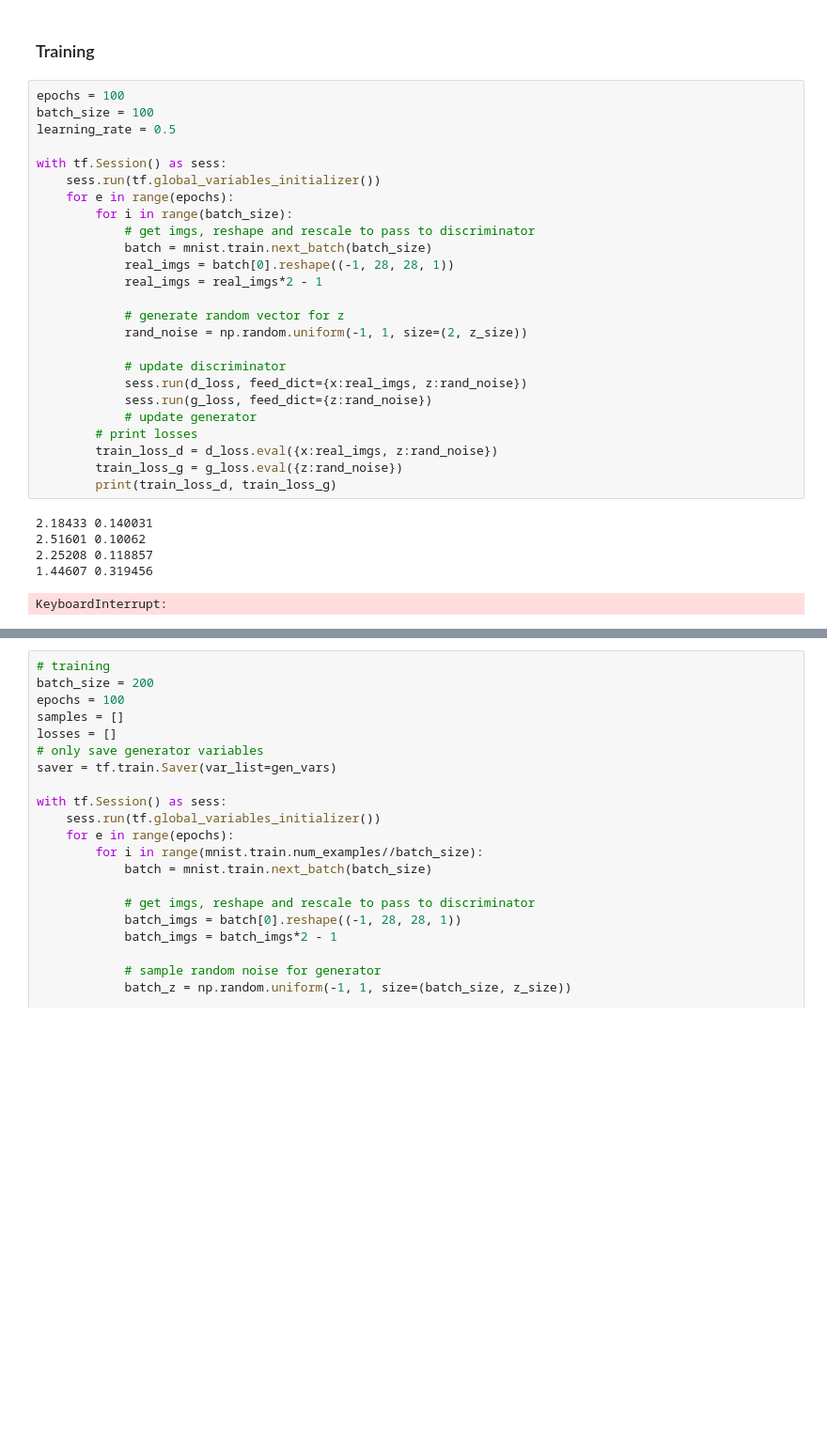
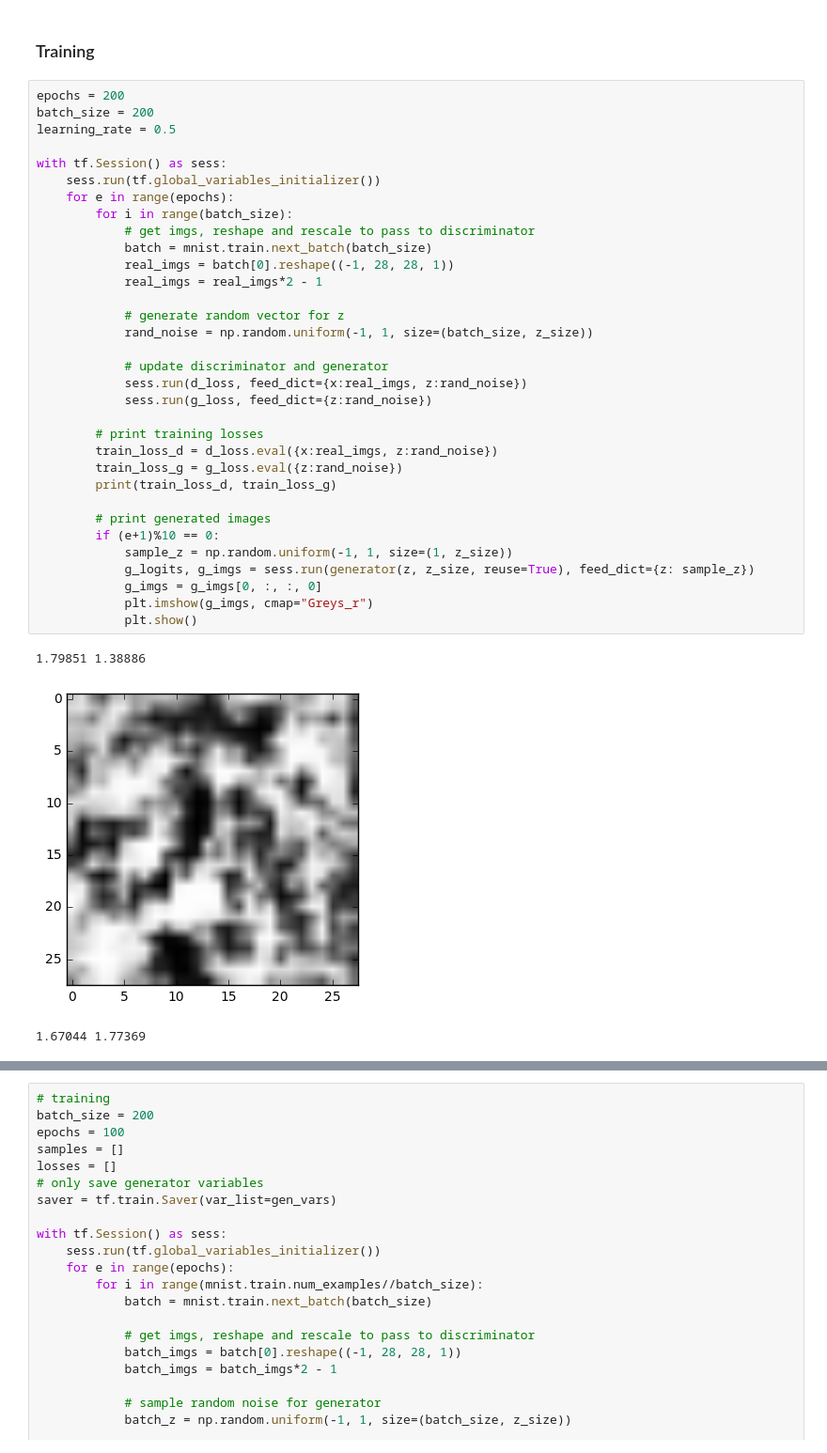
Before and after one commit to afcarl/deep-learning-practice, a Jupyter notebook: gan/DCGAN.ipynb, the cells around one changed output, grey strips where cells are left out. Shown at 94% size. Drawn from its saved outputs; the diff is of its cells as text; blank space fills up the shorter version.

Commit message:
fix: training bug fix

```diff
--- a/gan/DCGAN.ipynb
+++ b/gan/DCGAN.ipynb
@@ -208,33 +208,39 @@ d_opt, g_opt = optimizer(d_loss, g_loss, learning_rate, beta1)
 # %% [markdown]
 ### Training
 # %%
-epochs = 100
-batch_size = 100
+epochs = 200
+batch_size = 200
 learning_rate = 0.5
 
 with tf.Session() as sess:
     sess.run(tf.global_variables_initializer())
     for e in range(epochs):
         for i in range(batch_size):
             # get imgs, reshape and rescale to pass to discriminator
             batch = mnist.train.next_batch(batch_size)
             real_imgs = batch[0].reshape((-1, 28, 28, 1))
             real_imgs = real_imgs*2 - 1
 
             # generate random vector for z
-            rand_noise = np.random.uniform(-1, 1, size=(2, z_size))
+            rand_noise = np.random.uniform(-1, 1, size=(batch_size, z_size))
 
-            # update discriminator
+            # update discriminator and generator
             sess.run(d_loss, feed_dict={x:real_imgs, z:rand_noise})
             sess.run(g_loss, feed_dict={z:rand_noise})
-            # update generator
-        # print losses
+
+        # print training losses
         train_loss_d = d_loss.eval({x:real_imgs, z:rand_noise})
         train_loss_g = g_loss.eval({z:rand_noise})
         print(train_loss_d, train_loss_g)
+
+        # print generated images
+        if (e+1)%10 == 0:
+            sample_z = np.random.uniform(-1, 1, size=(1, z_size))
+            g_logits, g_imgs = sess.run(generator(z, z_size, reuse=True), feed_dict={z: sample_z})
+            g_imgs = g_imgs[0, :, :, 0]
+            plt.imshow(g_imgs, cmap="Greys_r")
+            plt.show()
 # %% [output]
-2.18433 0.140031
-2.51601 0.10062
-2.25208 0.118857
-1.44607 0.319456
+1.79851 1.38886
+[figure, added]
-KeyboardInterrupt:
+1.67044 1.77369
```
Also changed, not shown: parts of 1 cell of this notebook.
